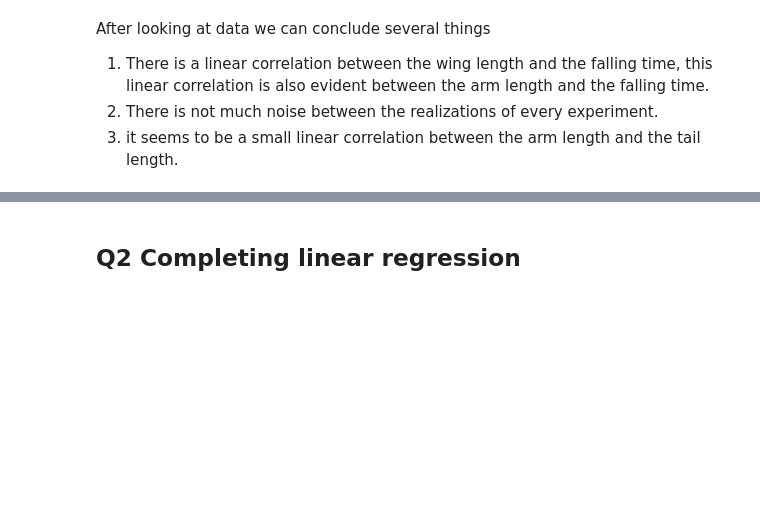
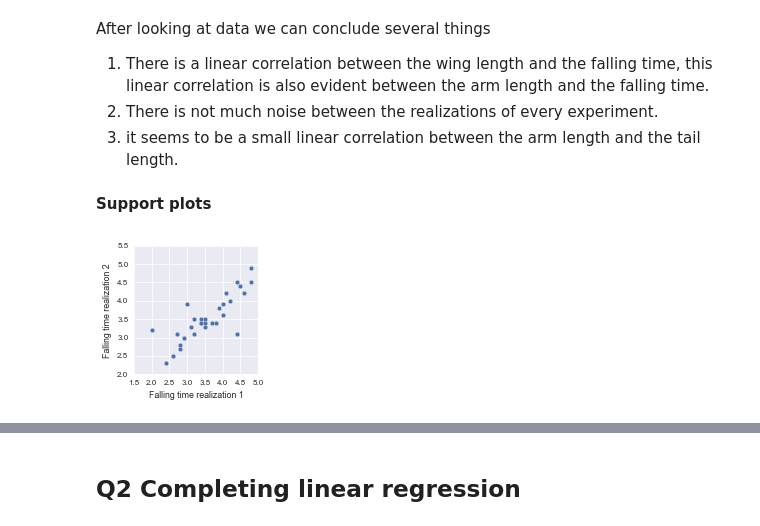
Before and after one commit to ggutierrez/SMFO, a Jupyter notebook: lab1/Lab1LinearRegression.ipynb, the cells around one changed output, grey strips where cells are left out. Drawn from its saved outputs; the diff is of its cells as text; code cells hidden in the pictures; blank space fills up the shorter version.

```diff
--- a/lab1/Lab1LinearRegression.ipynb
+++ b/lab1/Lab1LinearRegression.ipynb
@@ -0,0 +1,23 @@
+# %%
+import matplotlib as mpl
+mpl.use("pgf")
+pgf_with_pdflatex = {
+    "pgf.texsystem": "pdflatex",
+    "pgf.preamble": [
+         r"\usepackage[utf8x]{inputenc}",
+         r"\usepackage[T1]{fontenc}",
+         r"\usepackage{cmbright}",
+         ]
+}
+mpl.rcParams.update(pgf_with_pdflatex)
+import matplotlib.pyplot as plt
+
+%pylab inline
+import numpy as np
+import pylab as pb
+import scipy.stats as stats
+import seaborn as sns
+import pandas as pd
+pb.ion()
+
+sns.set_context("paper")
@@ -34,3 +49,13 @@ After looking at data we can conclude several things
 1. There is a linear correlation between the wing length and the falling time, this linear correlation is also evident between the arm length and the falling time.
 2. There is not much noise between the realizations of every experiment.
 3. it seems to be a small linear correlation between the arm length and the tail length.
+# %% [markdown]
+**Support plots**
+# %%
+sns.pairplot(data2, x_vars=['t1'], y_vars=['t2'])
+#plt.title('Realizations comparison')
+plt.xlabel('Falling time realization 1')
+plt.ylabel('Falling time realization 2')
+plt.savefig('t1_vs_t2.pgf')
+# %% [output]
+[figure, added]
```
Also changed, not shown: parts of 7 cells of this notebook, 4 other files.
